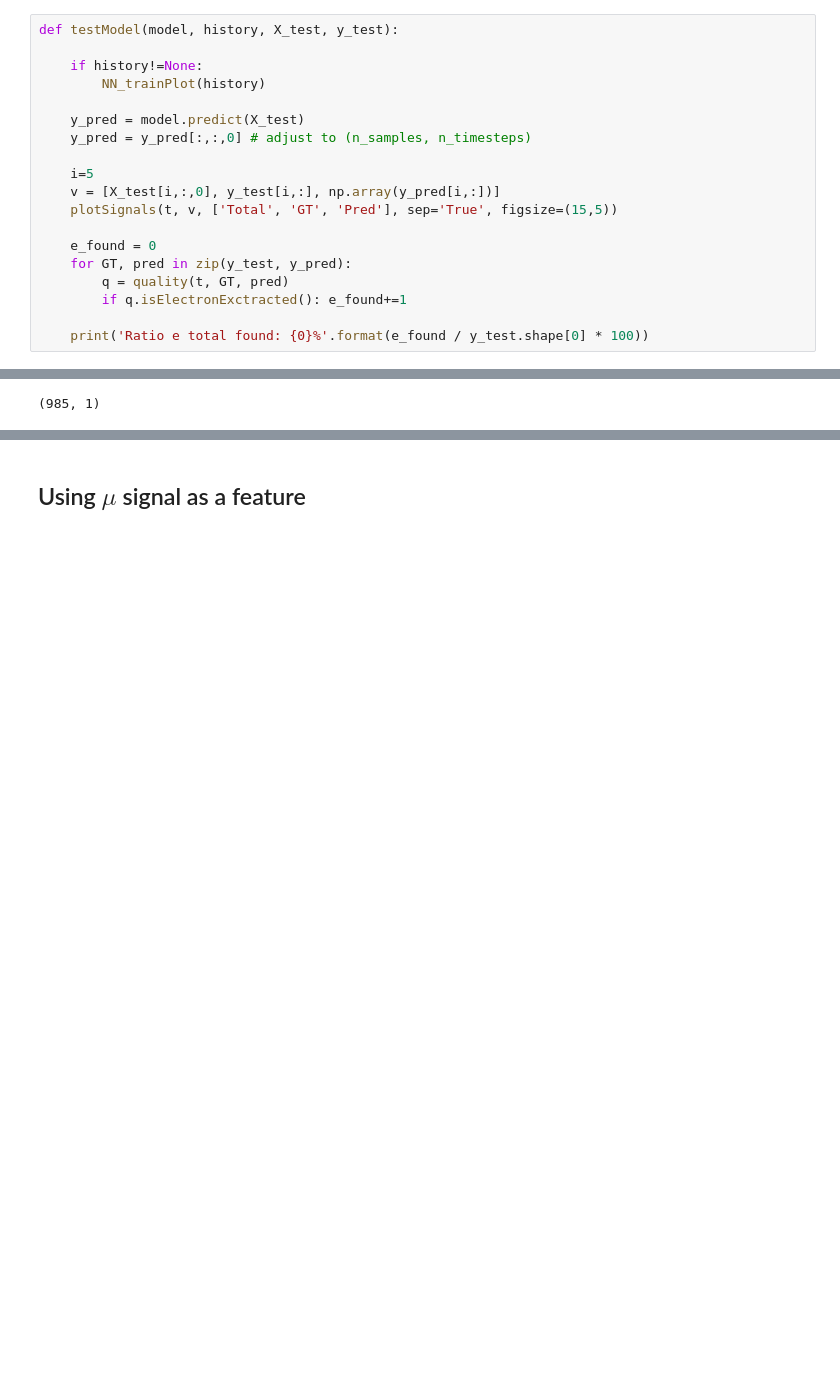
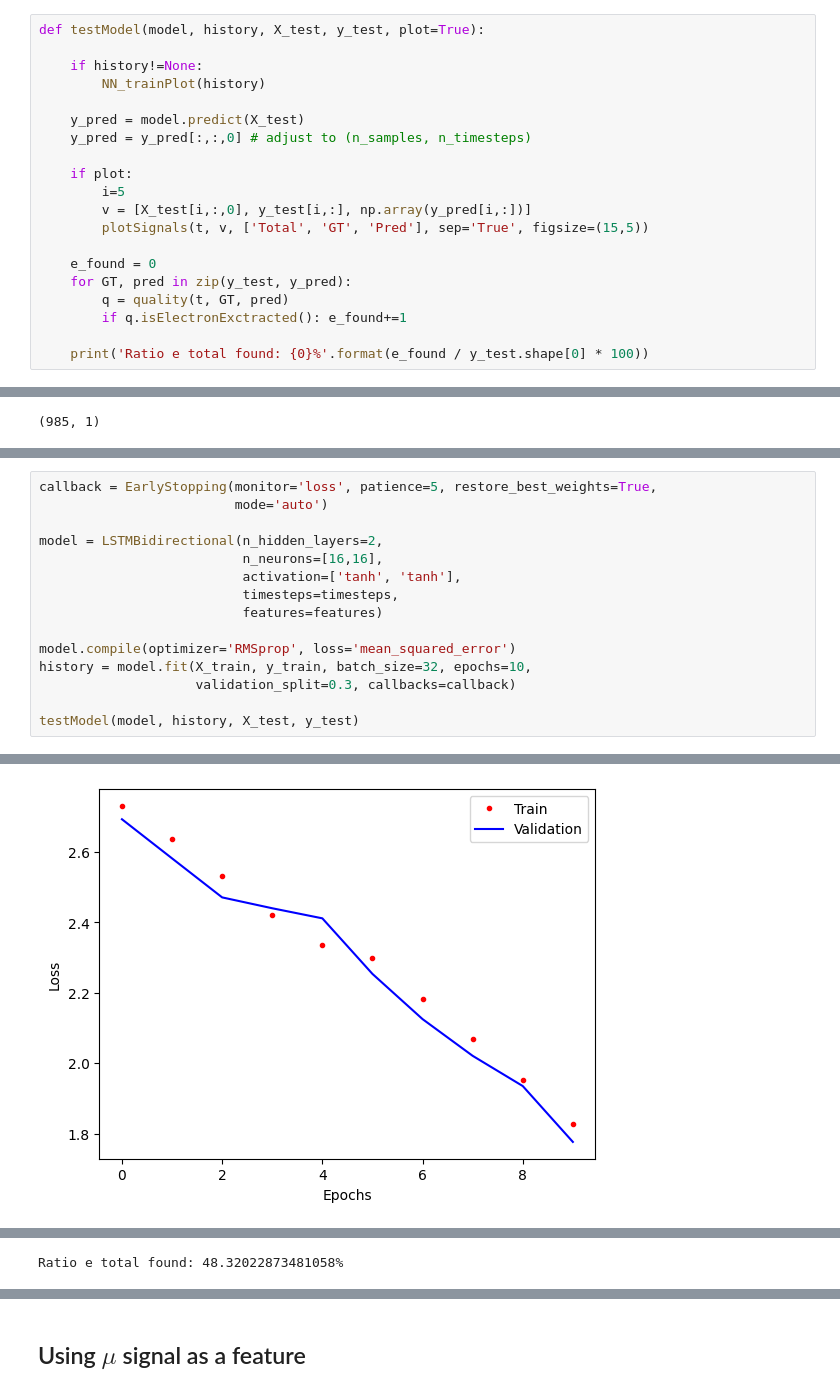
Before and after one commit to JaviGamero/LArTPC_Calibration, a Jupyter notebook: scripts/python/signalDecompose/DL_Algorithms.ipynb, the cells around one changed output, grey strips where cells are left out. Saved outputs shown, nothing was run; the diff lists cells and outputs as text; blank space fills up the shorter version.

```diff
--- a/scripts/python/signalDecompose/DL_Algorithms.ipynb
+++ b/scripts/python/signalDecompose/DL_Algorithms.ipynb
@@ -304,7 +304,7 @@ problem.
 
 Function to test a model:
 # %%
-def testModel(model, history, X_test, y_test):
+def testModel(model, history, X_test, y_test, plot=True):
 
     if history!=None:
         NN_trainPlot(history)
@@ -312,9 +312,10 @@ def testModel(model, history, X_test, y_test):
     y_pred = model.predict(X_test)
     y_pred = y_pred[:,:,0] # adjust to (n_samples, n_timesteps)
 
-    i=5
-    v = [X_test[i,:,0], y_test[i,:], np.array(y_pred[i,:])]
-    plotSignals(t, v, ['Total', 'GT', 'Pred'], sep='True', figsize=(15,5))
+    if plot:
+        i=5
+        v = [X_test[i,:,0], y_test[i,:], np.array(y_pred[i,:])]
+        plotSignals(t, v, ['Total', 'GT', 'Pred'], sep='True', figsize=(15,5))
 
     e_found = 0
     for GT, pred in zip(y_test, y_pred):
@@ -754,0 +791,16 @@ print(input_shape)
+# %%
+callback = EarlyStopping(monitor='loss', patience=5, restore_best_weights=True,
+                         mode='auto')
+
+model = LSTMBidirectional(n_hidden_layers=2,
+                          n_neurons=[16,16],
+                          activation=['tanh', 'tanh'],
+                          timesteps=timesteps,
+                          features=features)
+
+model.compile(optimizer='RMSprop', loss='mean_squared_error')
+history = model.fit(X_train, y_train, batch_size=32, epochs=10,
+                    validation_split=0.3, callbacks=callback)
+
+testModel(model, history, X_test, y_test)
+# %% [output]
@@ -754,0 +827 @@ print(input_shape)
+[figure, added]
@@ -754,0 +830 @@ print(input_shape)
+Ratio e total found: 48.32022873481058%
```
Also changed, not shown: parts of 10 cells of this notebook, 2 other files.
